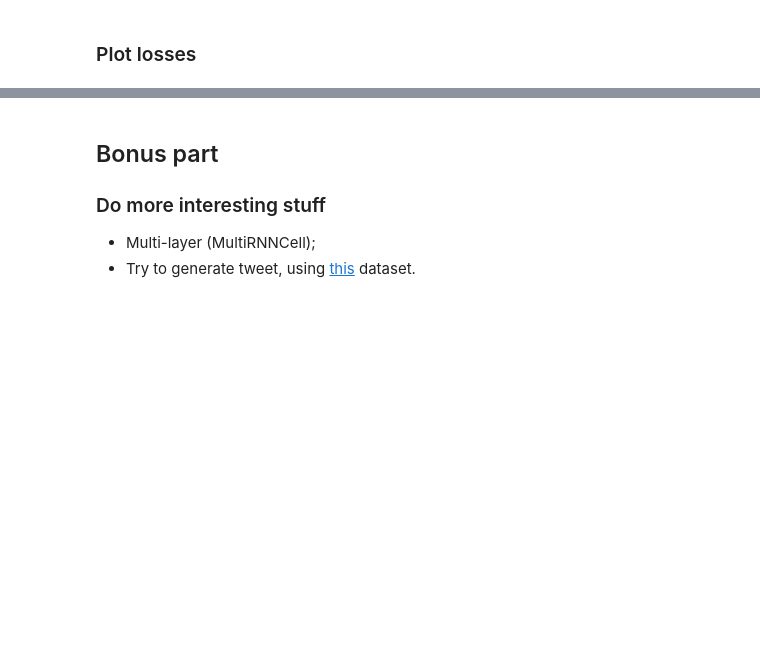
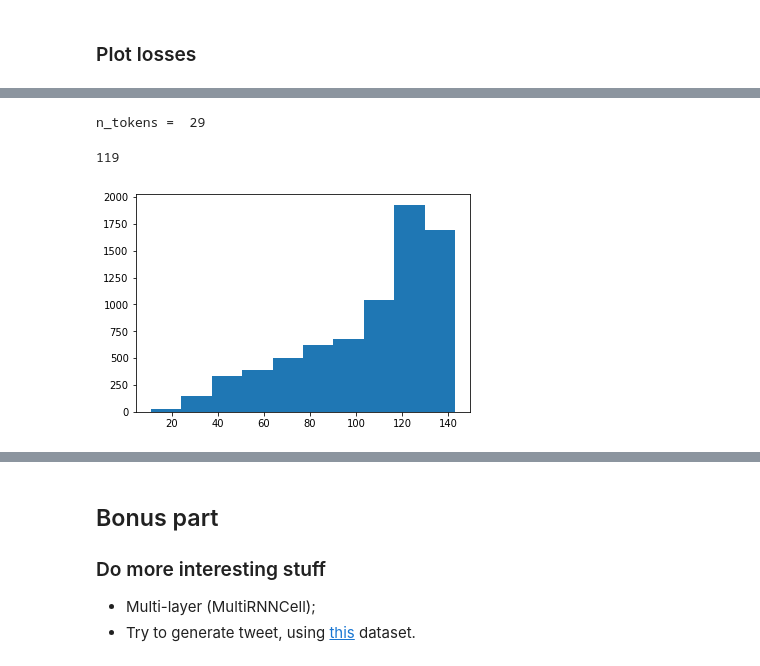
Before and after one commit to DmitryZheglov/code, a Jupyter notebook: Python/nlp_mipt/seminar_06/RNN_intro.ipynb, the cells around one changed output, grey strips where cells are left out. Saved outputs shown, nothing was run; the diff lists cells and outputs as text; code cells hidden in the pictures; blank space fills up the shorter version.

```diff
--- a/Python/nlp_mipt/seminar_06/RNN_intro.ipynb
+++ b/Python/nlp_mipt/seminar_06/RNN_intro.ipynb
@@ -780,0 +1088,3 @@ plt.show()
+# %%
+start_token = " "
+names = list(start_token + pd.read_csv('tweets.csv')['Tweet_Text'].apply(lambda x: re.sub('[^a-zA-Z ]', '',x).lower().replace(' ', '_')))
@@ -780,0 +1105,14 @@ plt.show()
+# %%
+token_set = set()
+for name in names:
+    for letter in name:
+        token_set.add(letter)
+
+
+token_set.add(')')
+tokens = list(token_set)
+tokens.sort()
+
+print('n_tokens = ', len(tokens))
+# %% [output]
+n_tokens =  29
@@ -780,0 +1123,12 @@ plt.show()
+# %%
+import matplotlib.pyplot as plt
+%matplotlib inline
+plt.hist(list(map(len, names)))
+
+# max length of a name in this dataset
+MAX_LEN = min([120, max(list(map(len, names)))])-1
+
+print(MAX_LEN)
+# %% [output]
+119
+[figure, added]
```
Also changed, not shown: parts of 52 cells of this notebook.
